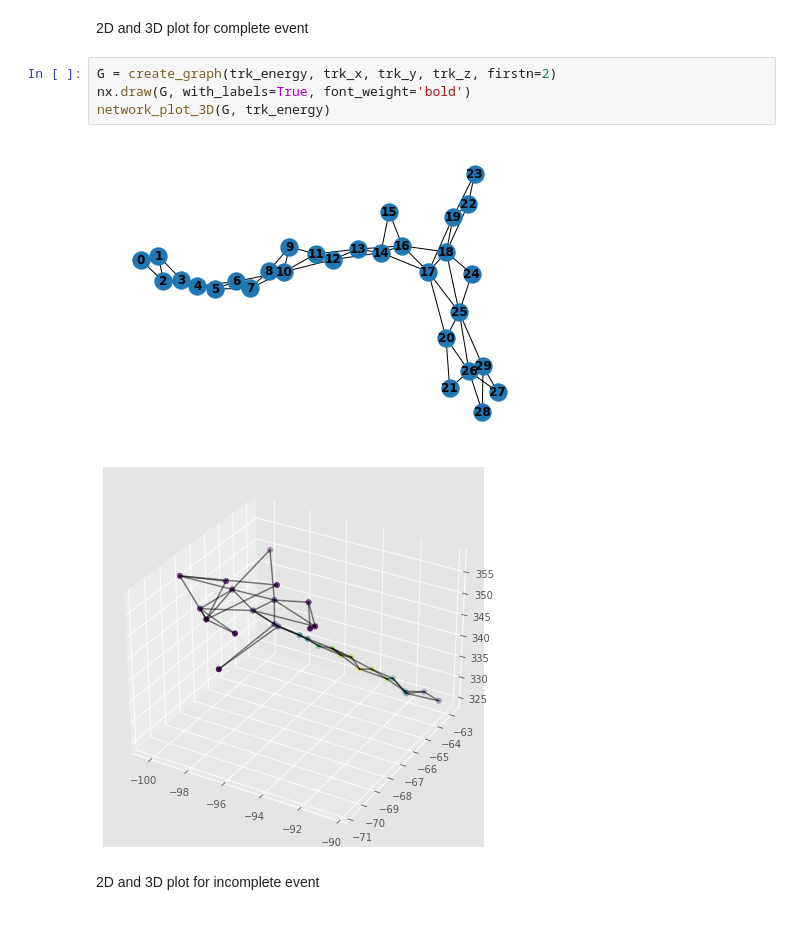
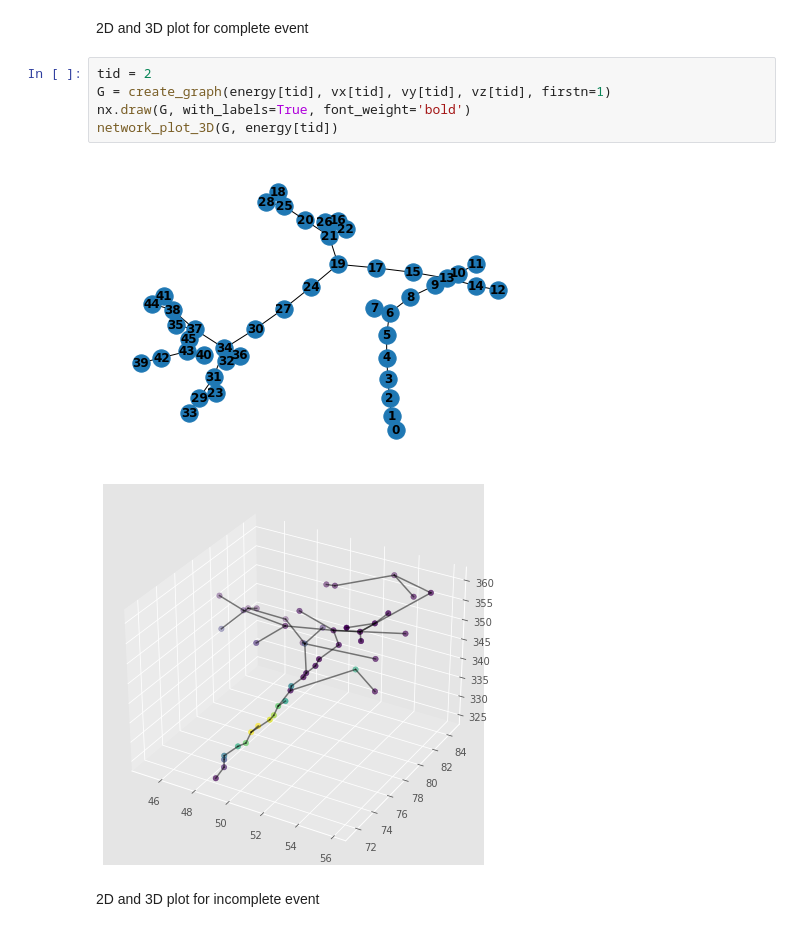
Before and after one commit to edcuba/TICLHack22_PatternReco, a Jupyter notebook: build_graph.ipynb, the cells around one changed output. Cells and saved outputs as stored; diff of their text form.

```diff
--- a/build_graph.ipynb
+++ b/build_graph.ipynb
@@ -135,12 +114,13 @@ for n in n_trk:
 # %% [markdown]
 2D and 3D plot for complete event
 # %%
-G = create_graph(trk_energy, trk_x, trk_y, trk_z, firstn=2)
+tid = 2
+G = create_graph(energy[tid], vx[tid], vy[tid], vz[tid], firstn=1)
 nx.draw(G, with_labels=True, font_weight='bold')
-network_plot_3D(G, trk_energy)
+network_plot_3D(G, energy[tid])
 # %% [output]
-[figure, old version]
+[figure, new version]
-[figure, old version]
+[figure, new version]
 # %% [markdown]
 2D and 3D plot for incomplete event
 # %%
```
Also changed, not shown: parts of 3 cells of this notebook.
